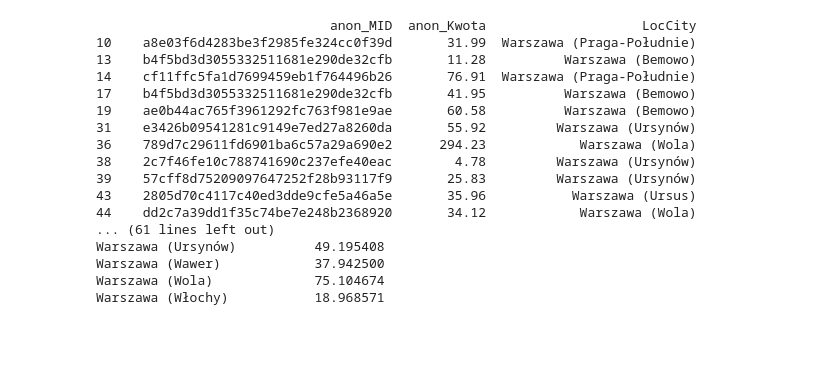
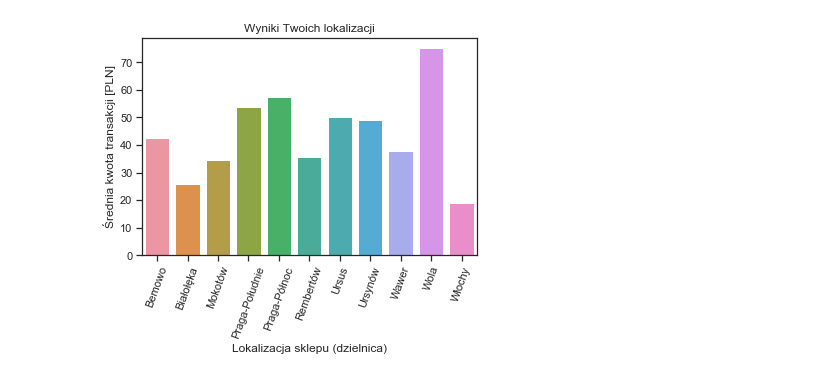
Before and after one commit to dstawinski/pekao, a Jupyter notebook: datavis/karol.ipynb, the cells around one changed output. Saved outputs shown, nothing was run; the diff lists cells and outputs as text; code cells hidden in the pictures; blank space fills up the shorter version.

Commit message:
add plot2

```diff
--- a/datavis/karol.ipynb
+++ b/datavis/karol.ipynb
@@ -8,28 +8,20 @@ import plotly.plotly as py
 # %%
 data = pd.read_csv('/Users/karolsputo/projects/pekao/datavis/final_table.csv')
 
 data.drop(data[data.Code != 22].index, inplace=True)
 
 data = data[['anon_MID', 'anon_Kwota', 'LocCity']].copy()
-print(data)
 labels = data.LocCity
 data = data.groupby('LocCity').mean()
-print(data)
+data['tmp'] = ['Bemowo', 'Białołęka', 'Mokotów', 'Praga-Południe', 'Praga-Północ', 'Rembertów',
+               'Ursus', 'Ursynów', 'Wawer', 'Wola', 'Włochy']
+fig = sns.barplot(data=data, y=data.anon_Kwota, x=data.tmp)
+plt.title('Wyniki Twoich lokalizacji')
+plt.ylabel('Średnia kwota transakcji [PLN]')
+plt.xlabel('Lokalizacja sklepu (dzielnica)')
+fig.set(xticklabels=data.tmp)
+plt.xticks(rotation=70)
+plt.savefig('plot.pdf', format='pdf', bbox_inches='tight')
+plt.show(fig)
 # %% [output]
-                              anon_MID  anon_Kwota                    LocCity
-10    a8e03f6d4283be3f2985fe324cc0f39d       31.99  Warszawa (Praga-Południe)
-13    b4f5bd3d3055332511681e290de32cfb       11.28          Warszawa (Bemowo)
-14    cf11ffc5fa1d7699459eb1f764496b26       76.91  Warszawa (Praga-Południe)
-17    b4f5bd3d3055332511681e290de32cfb       41.95          Warszawa (Bemowo)
-19    ae0b44ac765f3961292fc763f981e9ae       60.58          Warszawa (Bemowo)
-31    e3426b09541281c9149e7ed27a8260da       55.92         Warszawa (Ursynów)
-36    789d7c29611fd6901ba6c57a29a690e2      294.23            Warszawa (Wola)
-38    2c7f46fe10c788741690c237efe40eac        4.78         Warszawa (Ursynów)
-39    57cff8d75209097647252f28b93117f9       25.83         Warszawa (Ursynów)
-43    2805d70c4117c40ed3dde9cfe5a46a5e       35.96           Warszawa (Ursus)
-44    dd2c7a39dd1f35c74be7e248b2368920       34.12            Warszawa (Wola)
-... (61 lines left out)
-Warszawa (Ursynów)          49.195408
-Warszawa (Wawer)            37.942500
-Warszawa (Wola)             75.104674
-Warszawa (Włochy)           18.968571
+[figure, added]
```
Also changed, not shown: parts of 4 cells of this notebook, 2 other files.
